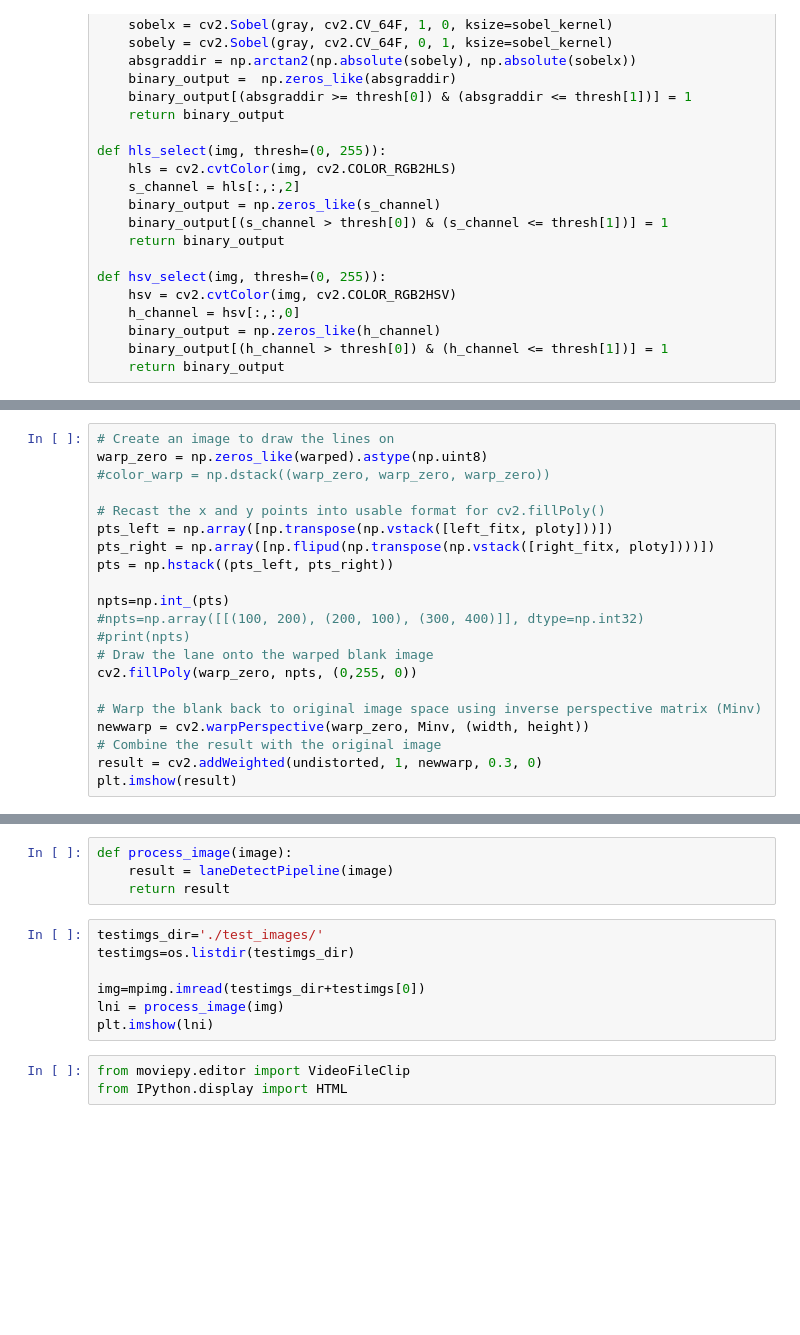
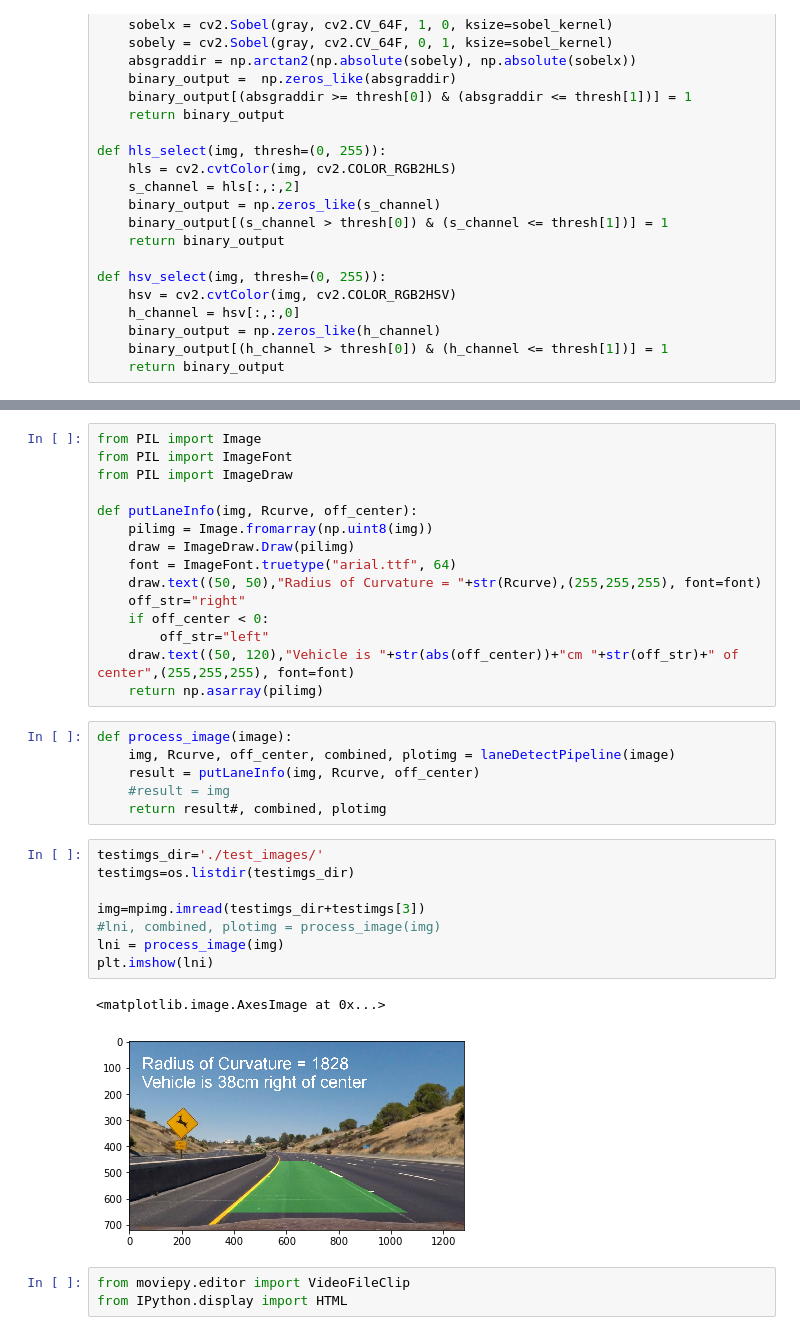
Before and after one commit to ashishssingh/CarND-Advanced-Lane-Lines, a Jupyter notebook: CarND-Advanced-Lane-Lines-master.ipynb, the cells around one changed output, grey strips where cells are left out. Drawn from its saved outputs; the diff is of its cells as text; blank space fills up the shorter version.

```diff
--- a/CarND-Advanced-Lane-Lines-master.ipynb
+++ b/CarND-Advanced-Lane-Lines-master.ipynb
@@ -370,21 +175,0 @@ print(Rcurve_y)
-# %%
-# Create an image to draw the lines on
-warp_zero = np.zeros_like(warped).astype(np.uint8)
-#color_warp = np.dstack((warp_zero, warp_zero, warp_zero))
-
-# Recast the x and y points into usable format for cv2.fillPoly()
-pts_left = np.array([np.transpose(np.vstack([left_fitx, ploty]))])
-pts_right = np.array([np.flipud(np.transpose(np.vstack([right_fitx, ploty])))])
-pts = np.hstack((pts_left, pts_right))
-
-npts=np.int_(pts)
-#npts=np.array([[(100, 200), (200, 100), (300, 400)]], dtype=np.int32)
-#print(npts)
-# Draw the lane onto the warped blank image
-cv2.fillPoly(warp_zero, npts, (0,255, 0))
-
-# Warp the blank back to original image space using inverse perspective matrix (Minv)
-newwarp = cv2.warpPerspective(warp_zero, Minv, (width, height))
-# Combine the result with the original image
-result = cv2.addWeighted(undistorted, 1, newwarp, 0.3, 0)
-plt.imshow(result)
@@ -462,14 +276,35 @@ def laneDetectPipeline(img):
+# %%
+from PIL import Image
+from PIL import ImageFont
+from PIL import ImageDraw
+
+def putLaneInfo(img, Rcurve, off_center):
+    pilimg = Image.fromarray(np.uint8(img))
+    draw = ImageDraw.Draw(pilimg)
+    font = ImageFont.truetype("arial.ttf", 64)
+    draw.text((50, 50),"Radius of Curvature = "+str(Rcurve),(255,255,255), font=font)
+    off_str="right"
+    if off_center < 0:
+        off_str="left"
+    draw.text((50, 120),"Vehicle is "+str(abs(off_center))+"cm "+str(off_str)+" of center",(255,255,255), font=font)
+    return np.asarray(pilimg)
 # %%
 def process_image(image):
-    result = laneDetectPipeline(image)
-    return result
+    img, Rcurve, off_center, combined, plotimg = laneDetectPipeline(image)
+    result = putLaneInfo(img, Rcurve, off_center)
+    #result = img
+    return result#, combined, plotimg
 # %%
 testimgs_dir='./test_images/'
 testimgs=os.listdir(testimgs_dir)
 
-img=mpimg.imread(testimgs_dir+testimgs[0])
+img=mpimg.imread(testimgs_dir+testimgs[3])
+#lni, combined, plotimg = process_image(img)
 lni = process_image(img)
 plt.imshow(lni)
+# %% [output]
+<matplotlib.image.AxesImage at 0x...>
+[figure, added]
 # %%
 from moviepy.editor import VideoFileClip
 from IPython.display import HTML
```
Also changed, not shown: parts of 18 cells of this notebook.
